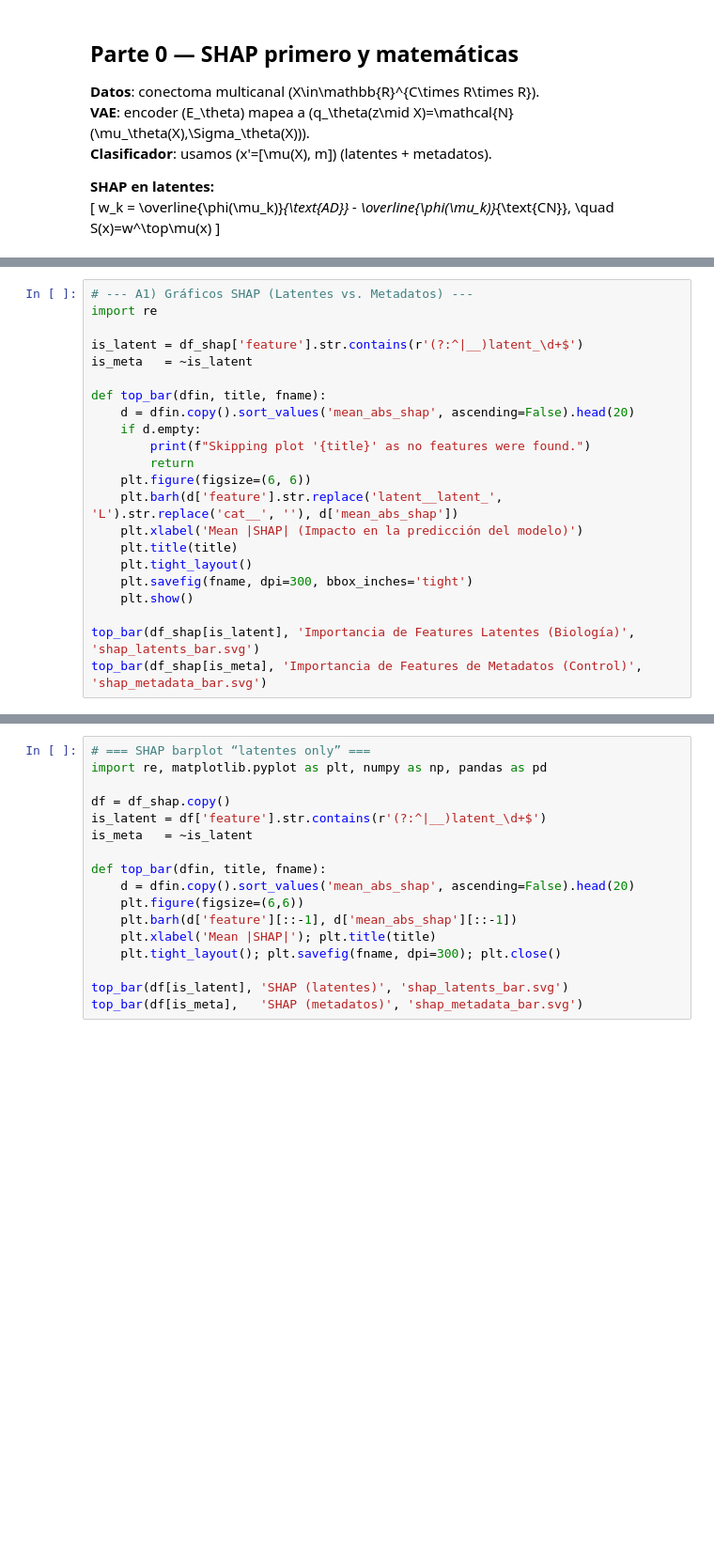
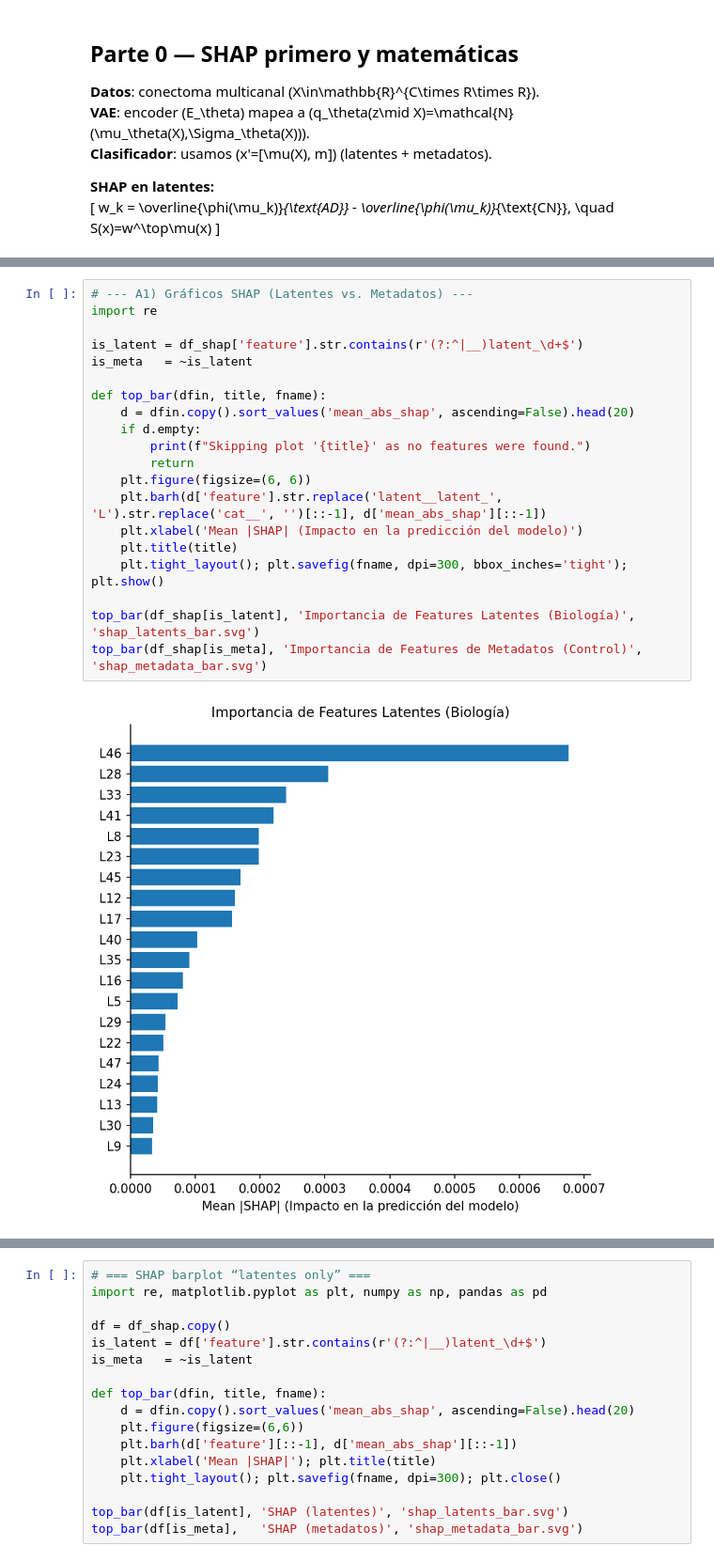
Before and after one commit to SantiagoVBlasL/limpio, a Jupyter notebook: Interpretabilidad_pro.ipynb, the cells around one changed output, grey strips where cells are left out. Shown at 94% size. Saved outputs shown, nothing was run; the diff lists cells and outputs as text; blank space fills up the shorter version.

```diff
--- a/Interpretabilidad_pro.ipynb
+++ b/Interpretabilidad_pro.ipynb
@@ -153,22 +146,0 @@ df_shap.head(20)
-# %%
-# --- A1) Gráficos SHAP (Latentes vs. Metadatos) ---
-import re
-
-is_latent = df_shap['feature'].str.contains(r'(?:^|__)latent_\d+$')
-is_meta   = ~is_latent
-
-def top_bar(dfin, title, fname):
-    d = dfin.copy().sort_values('mean_abs_shap', ascending=False).head(20)
-    if d.empty:
-        print(f"Skipping plot '{title}' as no features were found.")
-        return
-    plt.figure(figsize=(6, 6))
-    plt.barh(d['feature'].str.replace('latent__latent_', 'L').str.replace('cat__', ''), d['mean_abs_shap'])
-    plt.xlabel('Mean |SHAP| (Impacto en la predicción del modelo)')
-    plt.title(title)
-    plt.tight_layout()
-    plt.savefig(fname, dpi=300, bbox_inches='tight')
-    plt.show()
-
-top_bar(df_shap[is_latent], 'Importancia de Features Latentes (Biología)', 'shap_latents_bar.svg')
-top_bar(df_shap[is_meta], 'Importancia de Features de Metadatos (Control)', 'shap_metadata_bar.svg')
@@ -177,0 +147,22 @@ top_bar(df_shap[is_meta], 'Importancia de Features de Metadatos (Control)', 'sha
+# %%
+# --- A1) Gráficos SHAP (Latentes vs. Metadatos) ---
+import re
+
+is_latent = df_shap['feature'].str.contains(r'(?:^|__)latent_\d+$')
+is_meta   = ~is_latent
+
+def top_bar(dfin, title, fname):
+    d = dfin.copy().sort_values('mean_abs_shap', ascending=False).head(20)
+    if d.empty:
+        print(f"Skipping plot '{title}' as no features were found.")
+        return
+    plt.figure(figsize=(6, 6))
+    plt.barh(d['feature'].str.replace('latent__latent_', 'L').str.replace('cat__', '')[::-1], d['mean_abs_shap'][::-1])
+    plt.xlabel('Mean |SHAP| (Impacto en la predicción del modelo)')
+    plt.title(title)
+    plt.tight_layout(); plt.savefig(fname, dpi=300, bbox_inches='tight'); plt.show()
+
+top_bar(df_shap[is_latent], 'Importancia de Features Latentes (Biología)', 'shap_latents_bar.svg')
+top_bar(df_shap[is_meta], 'Importancia de Features de Metadatos (Control)', 'shap_metadata_bar.svg')
+# %% [output]
+[figure, added]
```
Also changed, not shown: parts of 5 cells of this notebook.
